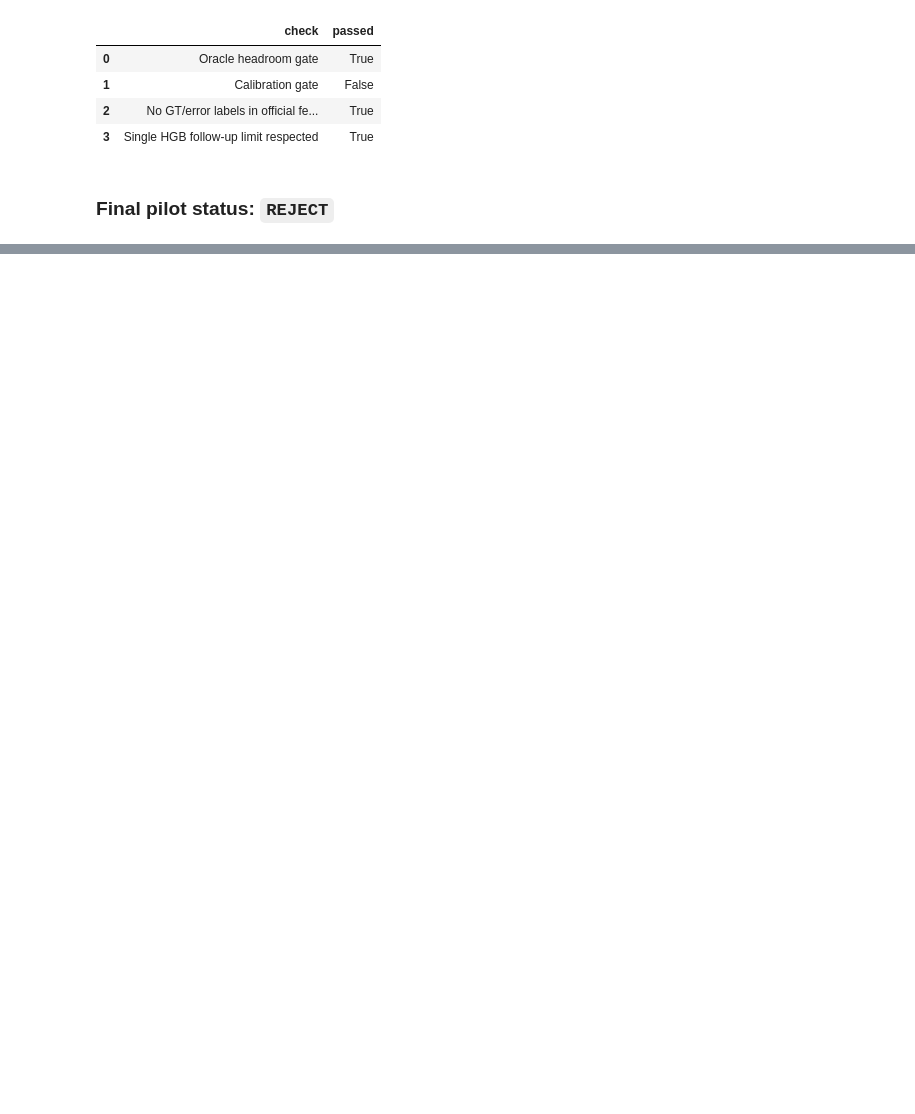
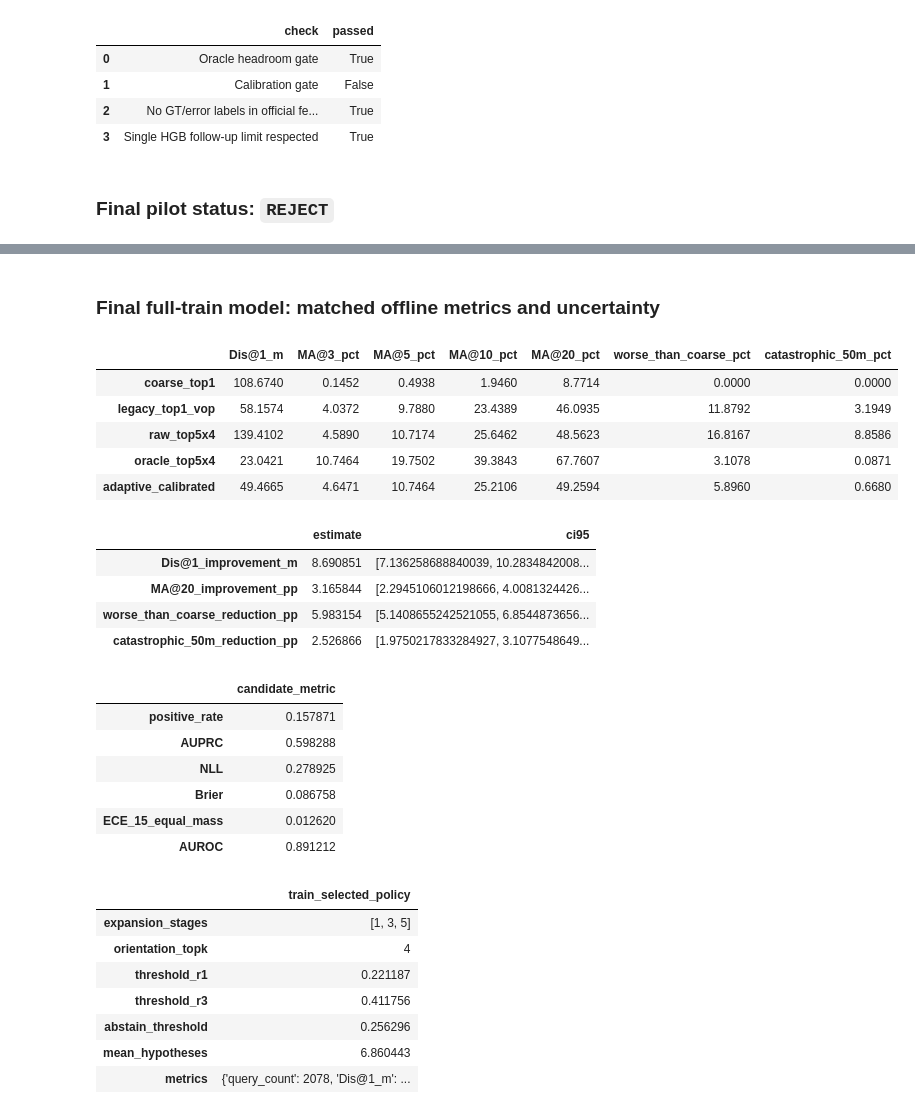
Before and after one commit to BUAA-Lcy/STL-UAV, a Jupyter notebook: Game4Loc/notebooks/gta_pose_likelihood_results.ipynb, the cells around one changed output, grey strips where cells are left out. Cells and saved outputs as stored; diff of their text form; code cells hidden in the pictures; blank space fills up the shorter version.

```diff
--- a/Game4Loc/notebooks/gta_pose_likelihood_results.ipynb
+++ b/Game4Loc/notebooks/gta_pose_likelihood_results.ipynb
@@ -203,0 +236,35 @@ display(Markdown(f"### Final pilot status: `{summary['decision']}`"))
+# %% [markdown]
+### Final full-train model: matched offline metrics and uncertainty
+# %%
+final_table = pd.DataFrame(final_audit['strategies']).T
+display(final_table[['Dis@1_m', 'MA@3_pct', 'MA@5_pct', 'MA@10_pct', 'MA@20_pct', 'worse_than_coarse_pct', 'catastrophic_50m_pct']].round(4))
+display(pd.DataFrame(final_audit['paired_effects']).T)
+display(pd.Series(final_summary['calibration']['metrics'], name='candidate_metric').to_frame())
+display(pd.Series(final_summary['adaptive_policy'], name='train_selected_policy').to_frame())
+# %% [output]
+|  | Dis@1_m | MA@3_pct | MA@5_pct | MA@10_pct | MA@20_pct | worse_than_coarse_pct | catastrophic_50m_pct |
+| coarse_top1 | 108.6740 | 0.1452 | 0.4938 | 1.9460 | 8.7714 | 0.0000 | 0.0000 |
+| legacy_top1_vop | 58.1574 | 4.0372 | 9.7880 | 23.4389 | 46.0935 | 11.8792 | 3.1949 |
+| raw_top5x4 | 139.4102 | 4.5890 | 10.7174 | 25.6462 | 48.5623 | 16.8167 | 8.8586 |
+| oracle_top5x4 | 23.0421 | 10.7464 | 19.7502 | 39.3843 | 67.7607 | 3.1078 | 0.0871 |
+| adaptive_calibrated | 49.4665 | 4.6471 | 10.7464 | 25.2106 | 49.2594 | 5.8960 | 0.6680 |
+|  | estimate | ci95 |
+| Dis@1_improvement_m | 8.690851 | [7.136258688840039, 10.2834842008... |
+| MA@20_improvement_pp | 3.165844 | [2.2945106012198666, 4.0081324426... |
+| worse_than_coarse_reduction_pp | 5.983154 | [5.1408655242521055, 6.8544873656... |
+| catastrophic_50m_reduction_pp | 2.526866 | [1.9750217833284927, 3.1077548649... |
+|  | candidate_metric |
+| positive_rate | 0.157871 |
+| AUPRC | 0.598288 |
+| NLL | 0.278925 |
+| Brier | 0.086758 |
+| ECE_15_equal_mass | 0.012620 |
+| AUROC | 0.891212 |
+|  | train_selected_policy |
+| expansion_stages | [1, 3, 5] |
+| orientation_topk | 4 |
+| threshold_r1 | 0.221187 |
+| threshold_r3 | 0.411756 |
+| abstain_threshold | 0.256296 |
+| mean_hypotheses | 6.860443 |
+| metrics | {'query_count': 2078, 'Dis@1_m': ... |
```
Also changed, not shown: parts of 14 cells of this notebook, 6 other files.
